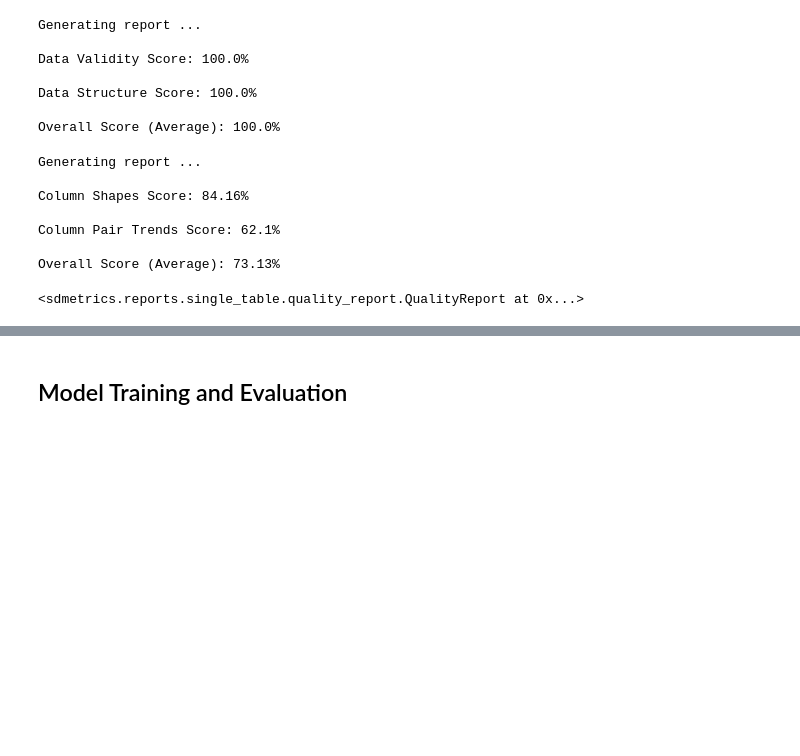
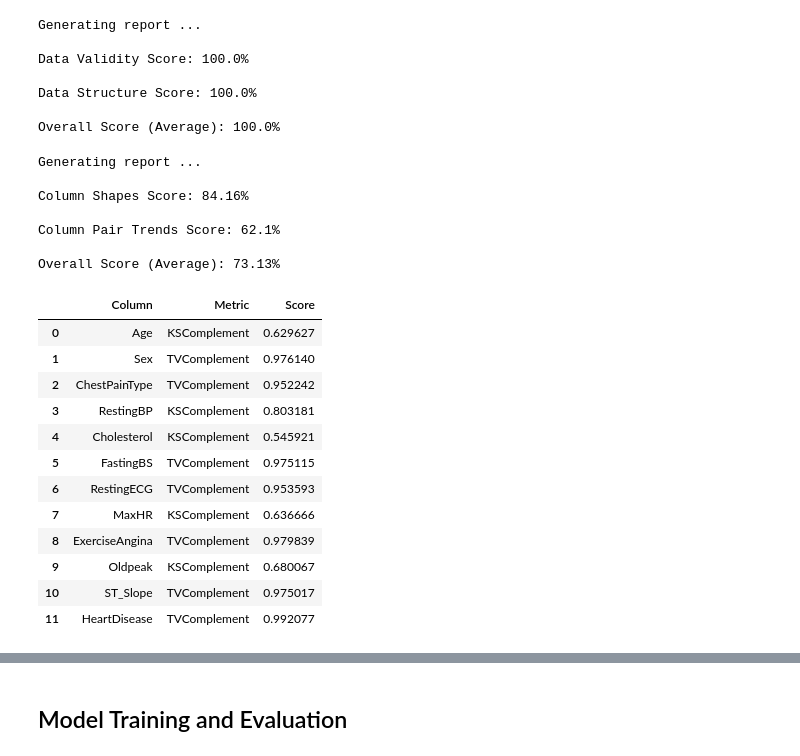
Before and after one commit to RickCraco/computer-science-project, a Jupyter notebook: notebooks/heart_disease_classification_ctgan_xai.ipynb, the cells around one changed output, grey strips where cells are left out. Saved outputs shown, nothing was run; the diff lists cells and outputs as text; code cells hidden in the pictures; blank space fills up the shorter version.

```diff
--- a/notebooks/heart_disease_classification_ctgan_xai.ipynb
+++ b/notebooks/heart_disease_classification_ctgan_xai.ipynb
@@ -634,13 +634,27 @@ Data Structure Score: 100.0%
 
 Overall Score (Average): 100.0%
 # %%
-quality_report(real_data=df, synthetic_data=syn_df)
+q_rep = quality_report(real_data=df, synthetic_data=syn_df)
+
+q_rep.get_details(property_name="Column Shapes")
 # %% [output]
 Generating report ...
 
 Column Shapes Score: 84.16%
 
 Column Pair Trends Score: 62.1%
 
 Overall Score (Average): 73.13%
-<sdmetrics.reports.single_table.quality_report.QualityReport at 0x...>
+|  | Column | Metric | Score |
+| 0 | Age | KSComplement | 0.629627 |
+| 1 | Sex | TVComplement | 0.976140 |
+| 2 | ChestPainType | TVComplement | 0.952242 |
+| 3 | RestingBP | KSComplement | 0.803181 |
+| 4 | Cholesterol | KSComplement | 0.545921 |
+| 5 | FastingBS | TVComplement | 0.975115 |
+| 6 | RestingECG | TVComplement | 0.953593 |
+| 7 | MaxHR | KSComplement | 0.636666 |
+| 8 | ExerciseAngina | TVComplement | 0.979839 |
+| 9 | Oldpeak | KSComplement | 0.680067 |
+| 10 | ST_Slope | TVComplement | 0.975017 |
+| 11 | HeartDisease | TVComplement | 0.992077 |
```
Also changed, not shown: parts of 3 cells of this notebook.
